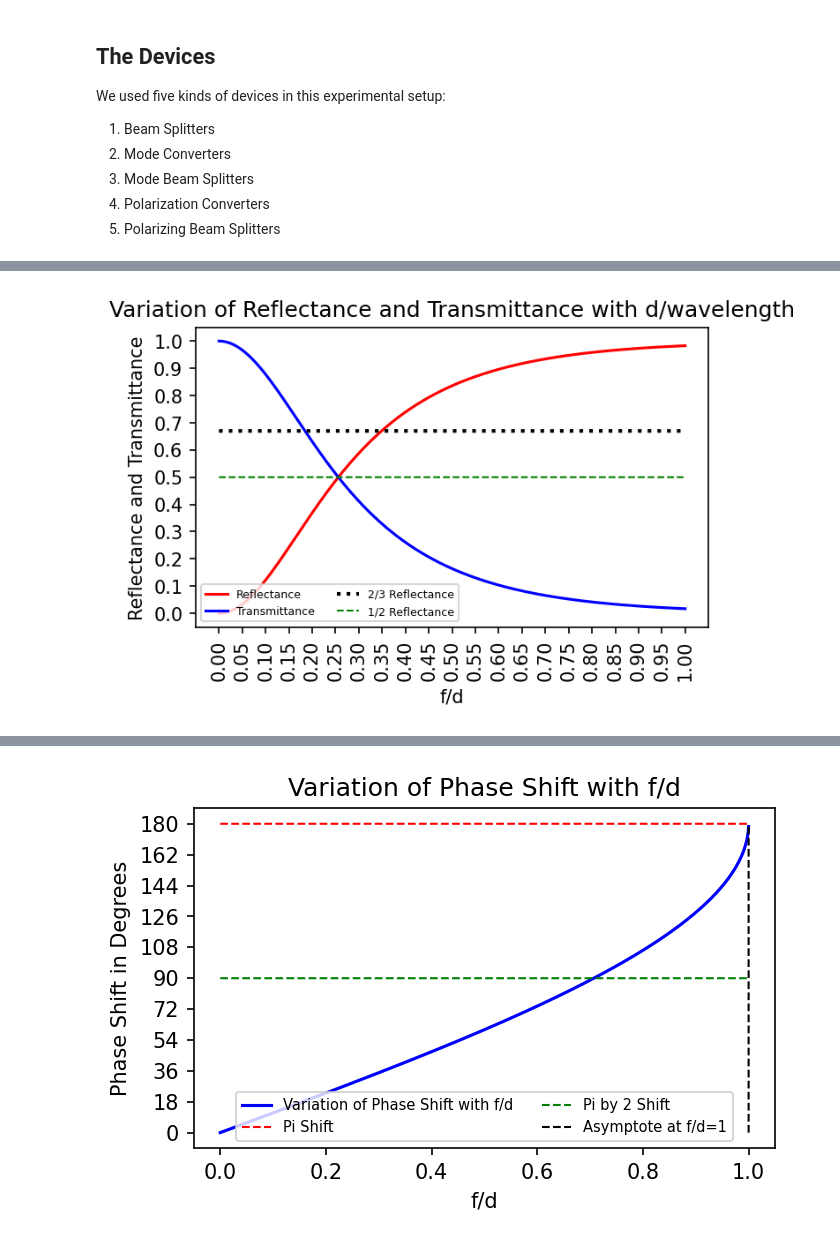
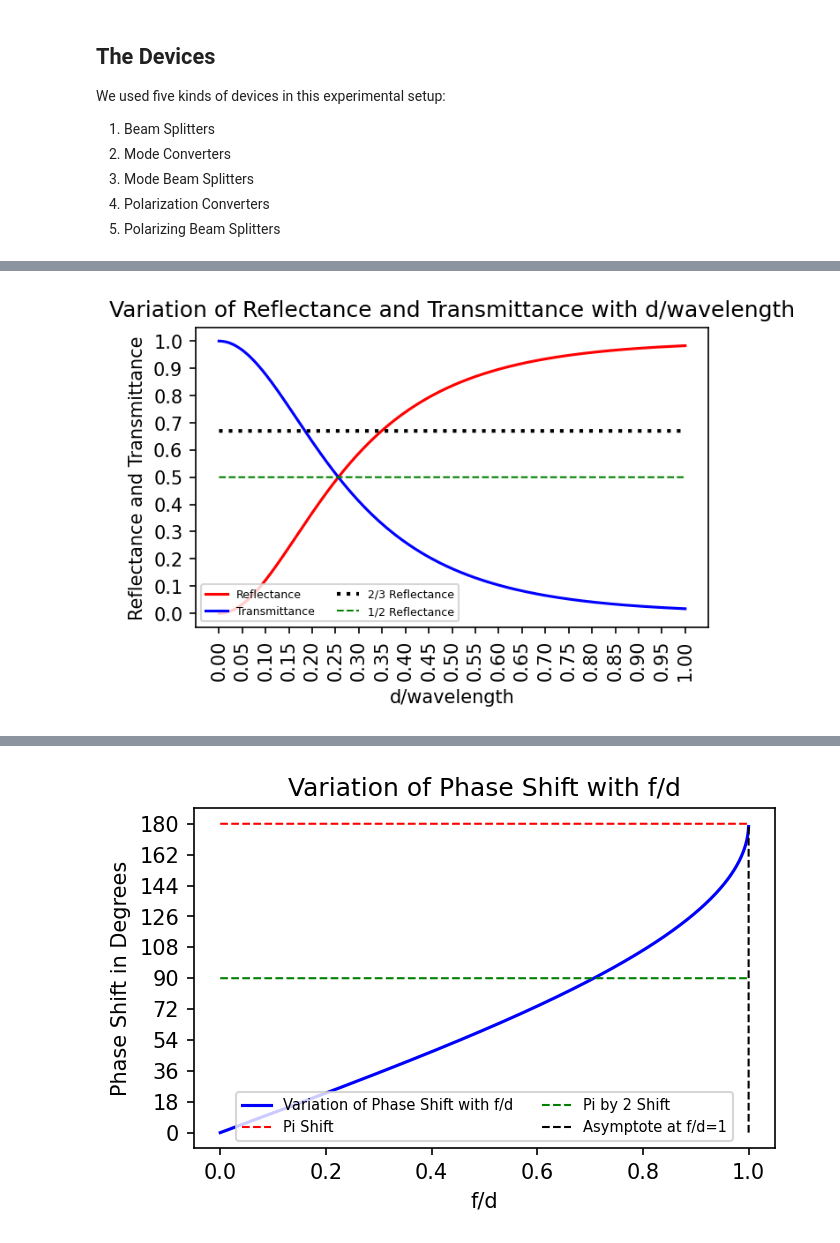
Before and after one commit to sachinpteli/classical_entanglement, a Jupyter notebook: classical_entanglement.ipynb, the cells around one changed output, grey strips where cells are left out. Cells and saved outputs as stored; diff of their text form; code cells hidden in the pictures.

```diff
--- a/classical_entanglement.ipynb
+++ b/classical_entanglement.ipynb
@@ -301,35 +300,35 @@ beta=k*np.sqrt((n1*n1/2) -n2*n2)
 
 # here d is the separation between the prisms forming the beam splitter
 # d_by_w is d divided by wavelength of inspection beam
 d_by_w=np.linspace(0,1,10000,endpoint=True)
 
 # considering reflectance and transmittance of electric mode
 R_TE=[]
 T_TE=[]
 
 #2/3 1/3 splitter:
 r1=np.full((10000,),0.67, dtype='float32')
 
 #1/2 1/2 splitter
 r2=np.full((10000,),0.50, dtype='float32')
 
 for i in range(0,len(d_by_w)):
   R_TE.append((np.power((1-np.power(alpha,2))*np.sinh(beta*wavelength*d_by_w[i]),2)+np.power(2*alpha*np.sinh(beta*wavelength*d_by_w[i]),2))/(np.power((1-np.power(alpha,2))*np.sinh(beta*wavelength*d_by_w[i]),2)+np.power(2*alpha*np.cosh(beta*wavelength*d_by_w[i]),2)))
   T_TE.append((np.power(2*alpha,2))/(np.power((1-np.power(alpha,2))*np.sinh(beta*wavelength*d_by_w[i]),2)+np.power(2*alpha*np.cosh(beta*wavelength*d_by_w[i]),2)))
 plt.plot(d_by_w, R_TE,color='red', label='Reflectance')
 plt.plot(d_by_w, T_TE, color='blue', label='Transmittance')
 plt.plot(d_by_w,r1, color='black', linestyle='dotted', linewidth=2, label='2/3 Reflectance')
 plt.plot(d_by_w,r2, color='green', linestyle='--', linewidth=1, label='1/2 Reflectance')
 
 plt.title("Variation of Reflectance and Transmittance with d/wavelength")
-plt.xlabel("f/d")
+plt.xlabel("d/wavelength")
 plt.ylabel("Reflectance and Transmittance")
 plt.xticks(np.linspace(0,1,21,endpoint=True),rotation=90)
 plt.yticks(np.linspace(0,1,11,endpoint=True))
 plt.legend(ncol=2, loc='lower left',fontsize=6)
 plt.show()
 # %% [output]
-[figure, old version]
+[figure, new version]
 # %% [markdown]
 ### **Mode Converters**
 
```
Also changed, not shown: parts of 3 cells of this notebook.
